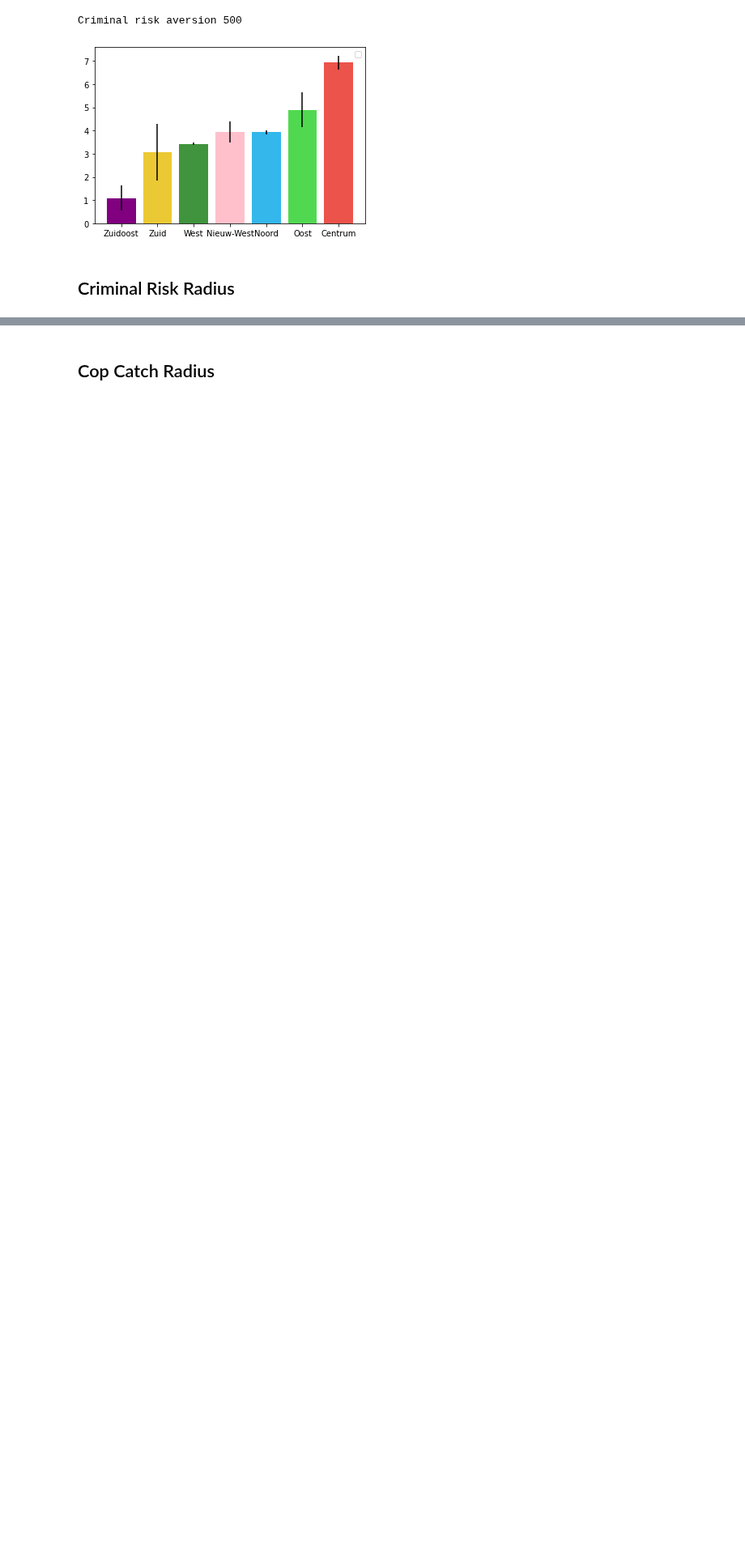
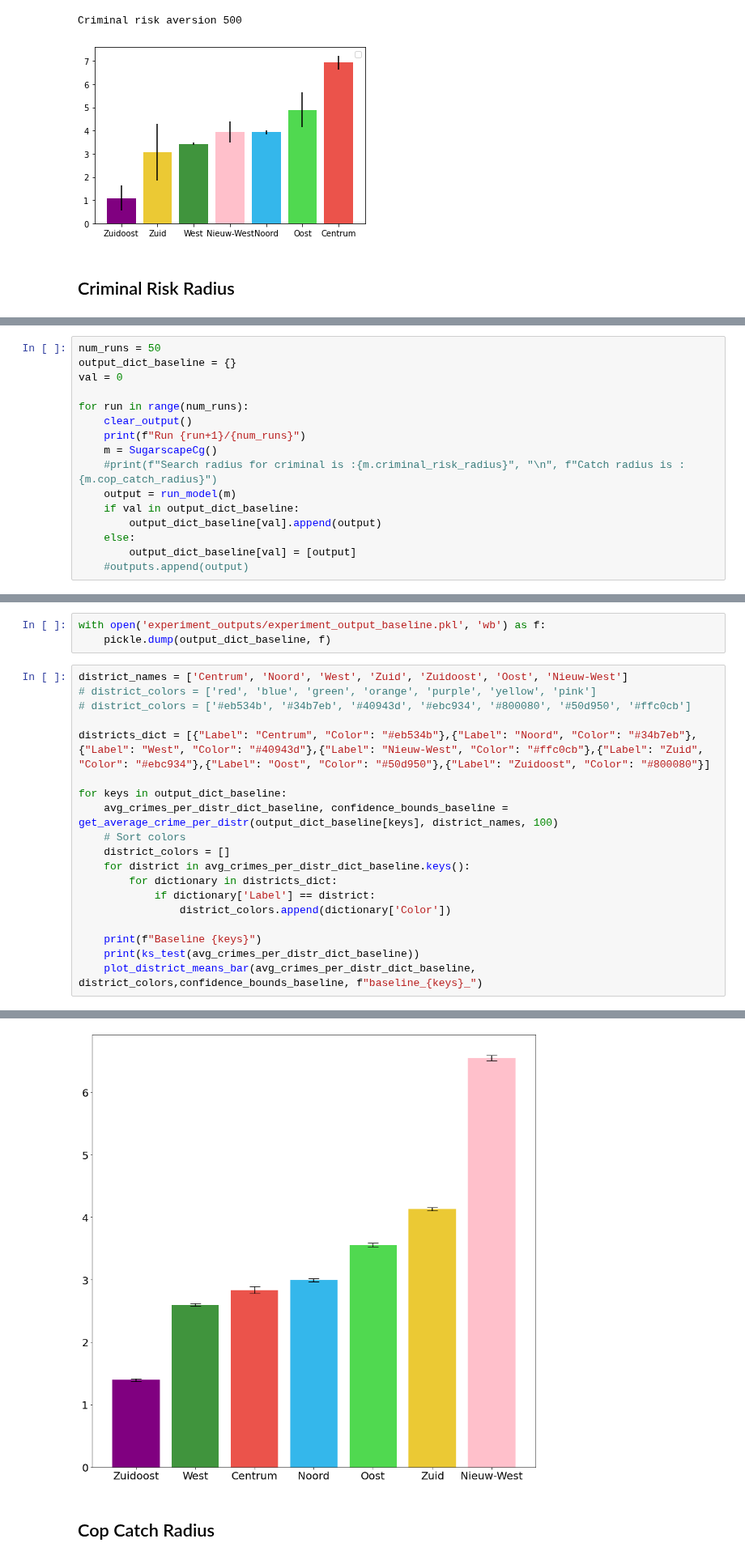
Before and after one commit to JesseFranzua/ABM-Cops-and-Criminals, a Jupyter notebook: Cops and Criminals/Model/run_no_visual.ipynb, the cells around one changed output, grey strips where cells are left out. Shown at 81% size. Drawn from its saved outputs; the diff is of its cells as text; blank space fills up the shorter version.

Commit message:
added ks and pickle dumps of output to notebook

```diff
--- a/Cops and Criminals/Model/run_no_visual.ipynb
+++ b/Cops and Criminals/Model/run_no_visual.ipynb
@@ -531,0 +571,16 @@ Criminal risk aversion 500
+# %%
+num_runs = 50
+output_dict_baseline = {}
+val = 0
+
+for run in range(num_runs):
+    clear_output()
+    print(f"Run {run+1}/{num_runs}")
+    m = SugarscapeCg()
+    #print(f"Search radius for criminal is :{m.criminal_risk_radius}", "\n", f"Catch radius is :{m.cop_catch_radius}")
+    output = run_model(m)
+    if val in output_dict_baseline:
+        output_dict_baseline[val].append(output)
+    else:
+        output_dict_baseline[val] = [output]
+    #outputs.append(output)
@@ -531,0 +589,23 @@ Criminal risk aversion 500
+# %%
+with open('experiment_outputs/experiment_output_baseline.pkl', 'wb') as f:
+    pickle.dump(output_dict_baseline, f)
+# %%
+district_names = ['Centrum', 'Noord', 'West', 'Zuid', 'Zuidoost', 'Oost', 'Nieuw-West']
+# district_colors = ['red', 'blue', 'green', 'orange', 'purple', 'yellow', 'pink']
+# district_colors = ['#eb534b', '#34b7eb', '#40943d', '#ebc934', '#800080', '#50d950', '#ffc0cb']
+
+districts_dict = [{"Label": "Centrum", "Color": "#eb534b"},{"Label": "Noord", "Color": "#34b7eb"},{"Label": "West", "Color": "#40943d"},{"Label": "Nieuw-West", "Color": "#ffc0cb"},{"Label": "Zuid", "Color": "#ebc934"},{"Label": "Oost", "Color": "#50d950"},{"Label": "Zuidoost", "Color": "#800080"}]
+
+for keys in output_dict_baseline:
+    avg_crimes_per_distr_dict_baseline, confidence_bounds_baseline = get_average_crime_per_distr(output_dict_baseline[keys], district_names, 100)
+    # Sort colors
+    district_colors = []
+    for district in avg_crimes_per_distr_dict_baseline.keys():
+        for dictionary in districts_dict:
+            if dictionary['Label'] == district:
+                district_colors.append(dictionary['Color'])
+
+    print(f"Baseline {keys}")
+    print(ks_test(avg_crimes_per_distr_dict_baseline))
+    plot_district_means_bar(avg_crimes_per_distr_dict_baseline, district_colors,confidence_bounds_baseline, f"baseline_{keys}_")
+# %% [output]
@@ -532,3 +613,4 @@ Criminal risk aversion 500
+[figure, added]
 # %% [markdown]
 ## Cop Catch Radius
 # %%
```
Also changed, not shown: parts of 18 cells of this notebook, 2 other files.
